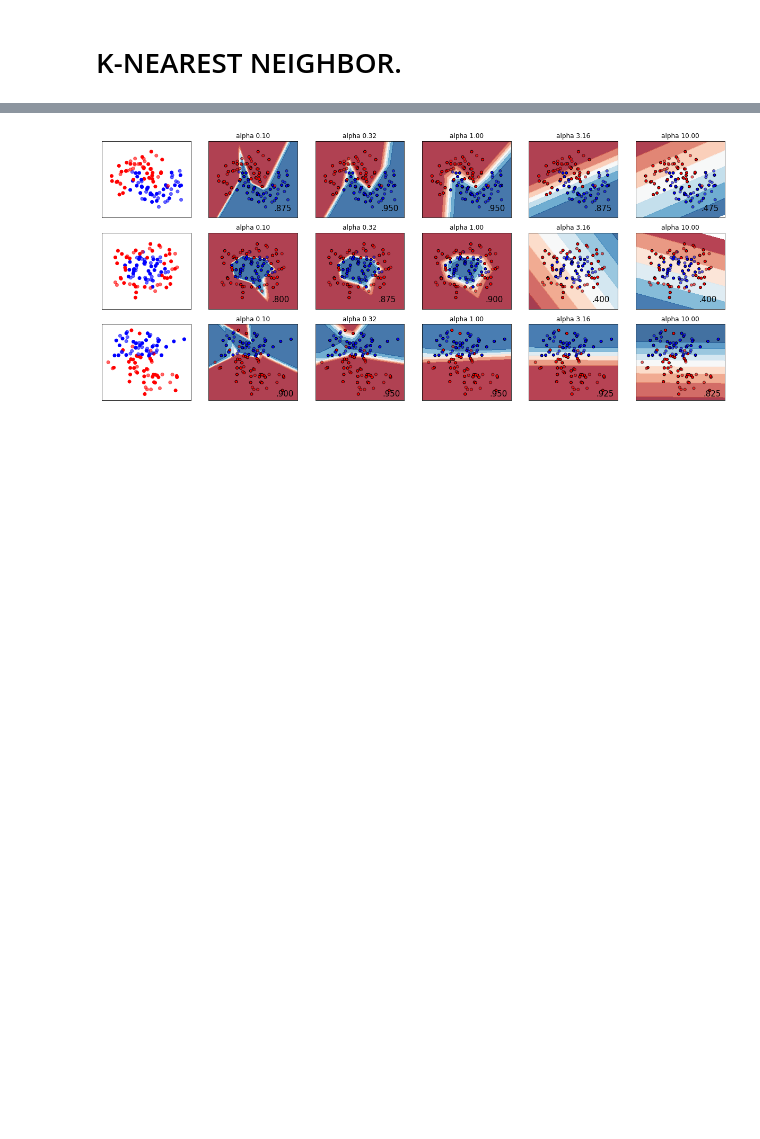
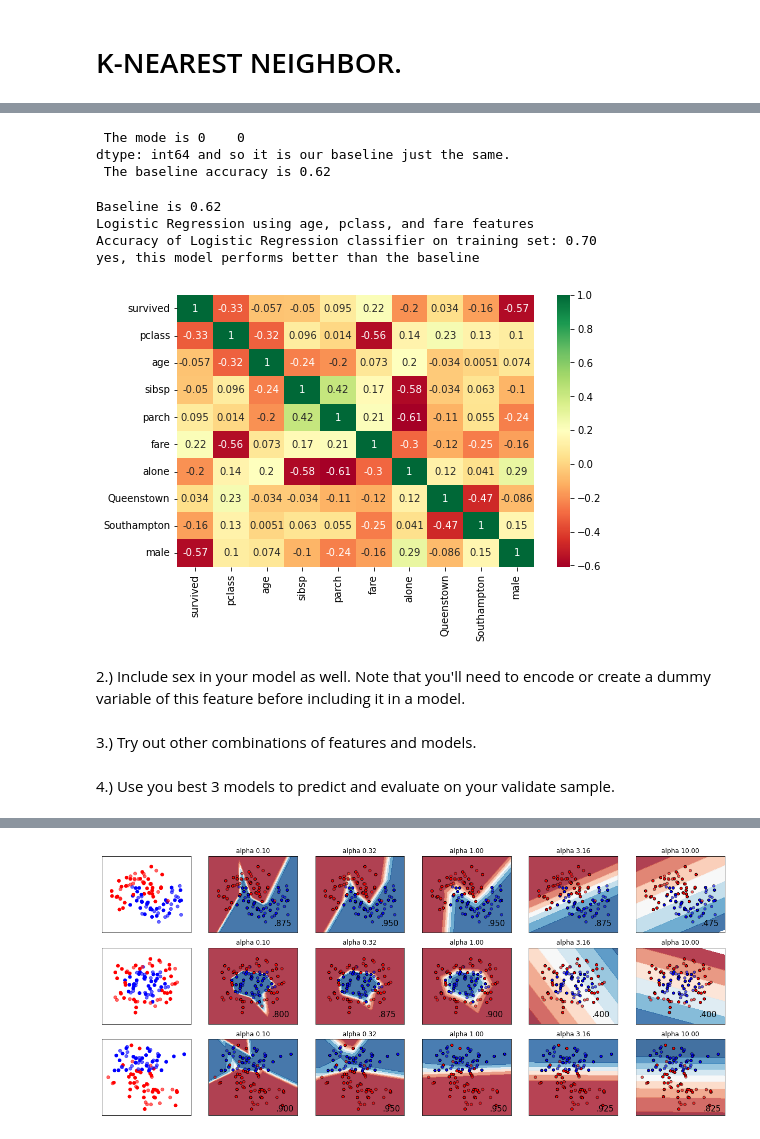
Before and after one commit to nicholas-dougherty/classification-exercises, a Jupyter notebook: model.ipynb, the cells around one changed output, grey strips where cells are left out. Cells and saved outputs as stored; diff of their text form; code cells hidden in the pictures; blank space fills up the shorter version.

Commit message:
into Logistic Regression, updated prepare doc for the sake of including Age in titanic df

```diff
--- a/model.ipynb
+++ b/model.ipynb
@@ -1165,0 +1082,8 @@ plt.grid()
+# %%
+df = get_titanic_data()
+df
+df = prep_titanic_keep_age(df)
+describe_data(df)
+
+train, test = train_test_split(df, test_size = .2, random_state=123, stratify=df.survived)
+train, validate = train_test_split(train, test_size=.3, random_state=123, stratify=train.survived)
@@ -1165,0 +1118,41 @@ plt.grid()
+# %%
+print(f' The mode is {train.survived.mode()} and so it is our baseline just the same.')
+baseline_accuracy = (train.survived == 0).mean()
+print(f' The baseline accuracy is {baseline_accuracy:.2}')
+# %% [output]
+ The mode is 0    0
+dtype: int64 and so it is our baseline just the same.
+ The baseline accuracy is 0.62
+# %%
+# Create the logistic regression
+logit = LogisticRegression(random_state=123)
+
+# specify the features we're using
+features = ["age", "pclass", "fare"]
+
+# Fit a model using only these specified features
+# logit.fit(X_train[["age", "pclass", "fare"]], y_train)
+logit.fit(X_train[features], y_train)
+
+# Since we .fit on a subset, we .predict on that same subset of features
+y_pred = logit.predict(X_train[features])
+hmm = pd.DataFrame(y_pred)
+
+print("Baseline is", round(baseline_accuracy, 2))
+print("Logistic Regression using age, pclass, and fare features")
+print('Accuracy of Logistic Regression classifier on training set: {:.2f}'
+     .format(logit.score(X_train[features], y_train)))
+
+# X contains independent values, Y contains dependent values.
+print("yes, this model performs better than the baseline")
+# %% [output]
+Baseline is 0.62
+Logistic Regression using age, pclass, and fare features
+Accuracy of Logistic Regression classifier on training set: 0.70
+yes, this model performs better than the baseline
+# %%
+plt.subplots(figsize=(8, 5))
+sns.heatmap(train.corr(), annot=True, cmap="RdYlGn")
+plt.show()
+# %% [output]
+[figure, added]
@@ -1165,0 +1167,2 @@ plt.grid()
+# %% [markdown]
+2.) Include sex in your model as well. Note that you'll need to encode or create a dummy variable of this feature before including it in a model.
@@ -1165,0 +1171,4 @@ plt.grid()
+# %% [markdown]
+3.) Try out other combinations of features and models.
+# %% [markdown]
+4.) Use you best 3 models to predict and evaluate on your validate sample.
```
Also changed, not shown: parts of 75 cells of this notebook, 1 other file.
